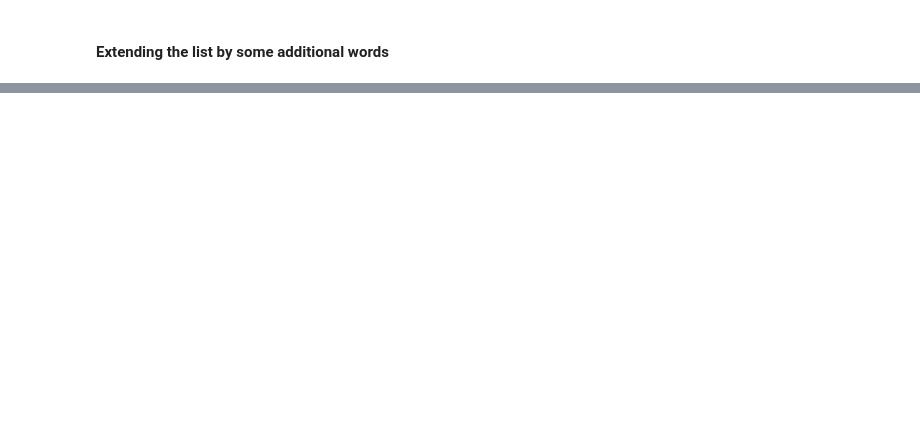
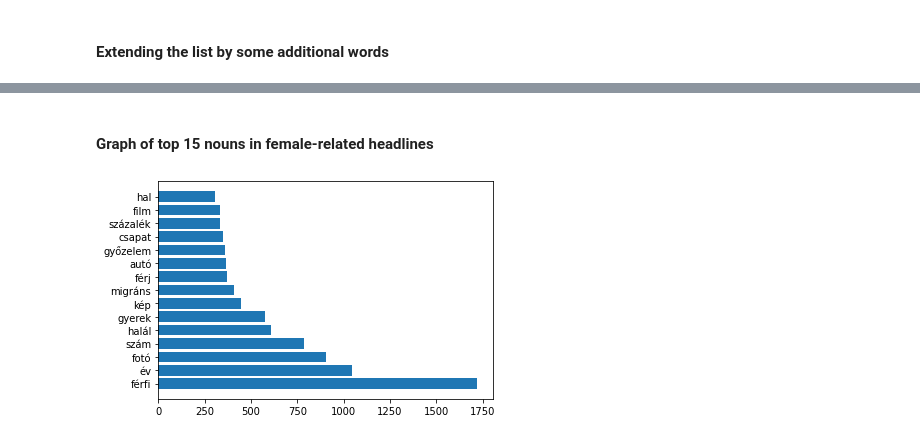
Before and after one commit to Rajk-Prog1/project-cubecheetah, a Jupyter notebook: Project_prog.ipynb, the cells around one changed output, grey strips where cells are left out. Drawn from its saved outputs; the diff is of its cells as text; code cells hidden in the pictures; blank space fills up the shorter version.

```diff
--- a/Project_prog.ipynb
+++ b/Project_prog.ipynb
@@ -228,0 +294,7 @@ for word in tqdm(male_lem_context):
+# %%
+fem_noun = []
+for n in tqdm(range(len(doc_fem))):
+    if doc_fem[n][0].tag_ == 'NOUN':
+        fem_noun.append(doc_fem[n][0].lemma_)
+
+fem_noun = Counter(fem_noun).most_common()
@@ -228,0 +312,11 @@ for word in tqdm(male_lem_context):
+# %% [markdown]
+#### Graph of top 15 nouns in female-related headlines
+# %%
+nouns_f = [element[0] for element in fem_noun[0:15]]
+freq_noun_f = [element[1] for element in fem_noun[0:15]]
+
+plt.barh(np.arange(len(nouns_f)), freq_noun_f)
+plt.yticks(np.arange(len(nouns_f)), nouns_f)
+plt.savefig('female_noun.png')
+# %% [output]
+[figure, added]
```
Also changed, not shown: parts of 85 cells of this notebook, 3 other files.
